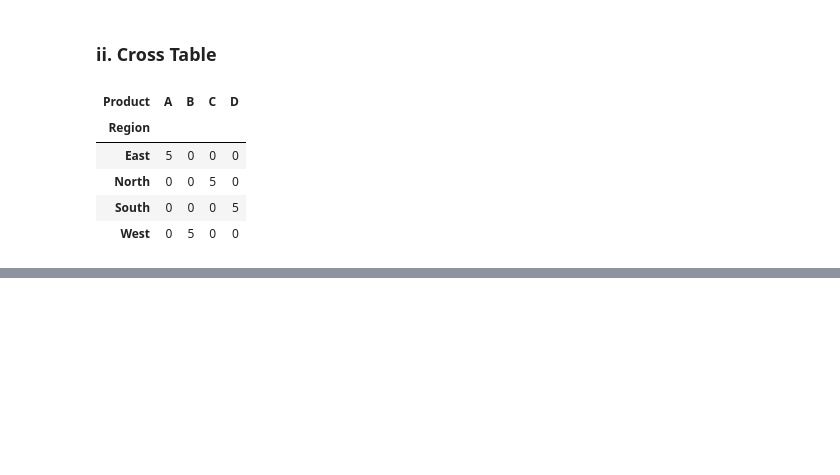
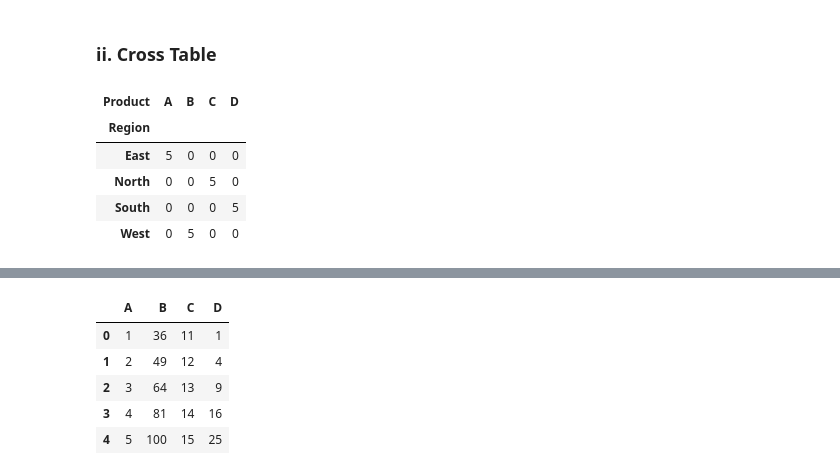
Before and after one commit to Adityadevhare/ML-learning-journey, a Jupyter notebook: Pandas.ipynb, the cells around one changed output, grey strips where cells are left out. Drawn from its saved outputs; the diff is of its cells as text; code cells hidden in the pictures; blank space fills up the shorter version.

```diff
--- a/Pandas.ipynb
+++ b/Pandas.ipynb
@@ -1048,0 +1129,3 @@ pd.crosstab(DF['Region'] , DF['Product'])
+# %%
+def square(x):
+  return x**2
@@ -1048,0 +1187,12 @@ pd.crosstab(DF['Region'] , DF['Product'])
+# %%
+# Redefine DF1 to its original state as it was overwritten as a Series
+DF1=pd.DataFrame({
+    'A':[1,2,3,4,5],
+    'B':[6,7,8,9,10],
+    'C':[11,12,13,14,15]
+})
+
+# Apply the square function to column 'B' and assign it back to column 'B'
+DF1['B'] = DF1['B'].apply(square)
+
+DF1
@@ -1048,0 +1206,13 @@ pd.crosstab(DF['Region'] , DF['Product'])
+# %%
+#> One more thing that is , if I change the code by a little , given it an column that dosen't exist in the DataFrame .
+#  Then it will create a new column instead of raising an error.
+
+DF1['D'] = DF1['A'].apply(square)
+DF1
+# %% [output]
+|  | A | B | C | D |
+| 0 | 1 | 36 | 11 | 1 |
+| 1 | 2 | 49 | 12 | 4 |
+| 2 | 3 | 64 | 13 | 9 |
+| 3 | 4 | 81 | 14 | 16 |
+| 4 | 5 | 100 | 15 | 25 |
```
Also changed, not shown: parts of 21 cells of this notebook.
